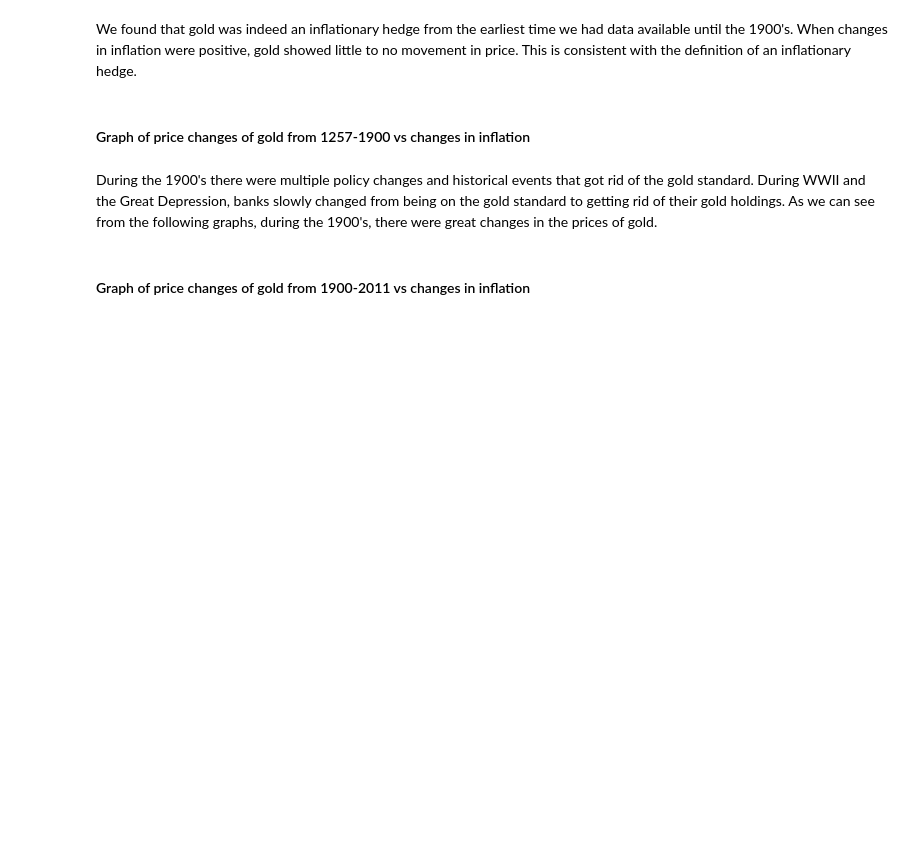
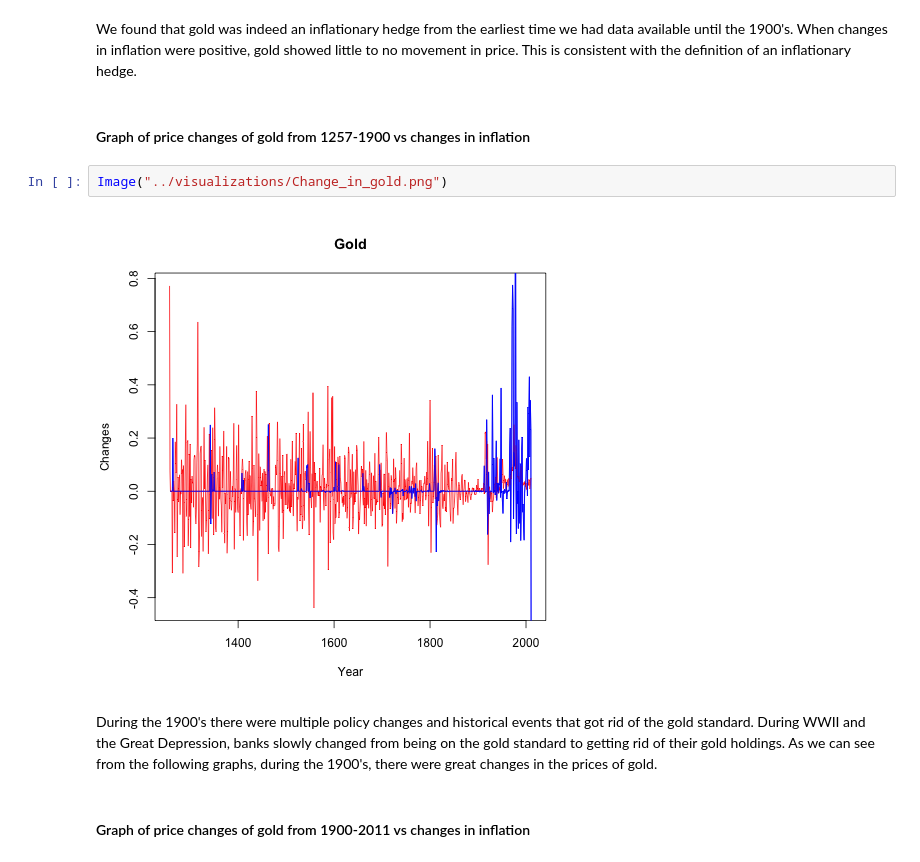
Before and after one commit to abadrenkov/data-analysis-template, a Jupyter notebook: notebooks/NB4_project_report.ipynb, the cells around one changed output. Cells and saved outputs as stored; diff of their text form; blank space fills up the shorter version.

Commit message:
graphs

```diff
--- a/notebooks/NB4_project_report.ipynb
+++ b/notebooks/NB4_project_report.ipynb
@@ -70,6 +77,10 @@ The last challenge that we faced was analyzing the data. Given the scatterplot o
 We found that gold was indeed an inflationary hedge from the earliest time we had data available until the 1900's. When changes in inflation were positive, gold showed little to no movement in price. This is consistent with the definition of an inflationary hedge.
 # %% [markdown]
 #### Graph of price changes of gold from 1257-1900 vs changes in inflation
+# %%
+Image("../visualizations/Change_in_gold.png")
+# %% [output]
+[figure, added]
 # %% [markdown]
 During the 1900's there were multiple policy changes and historical events that got rid of the gold standard. During WWII and the Great Depression, banks slowly changed from being on the gold standard to getting rid of their gold holdings. As we can see from the following graphs, during the 1900's, there were great changes in the prices of gold.
 # %% [markdown]
```
Also changed, not shown: parts of 2 cells of this notebook, 1 other file.
